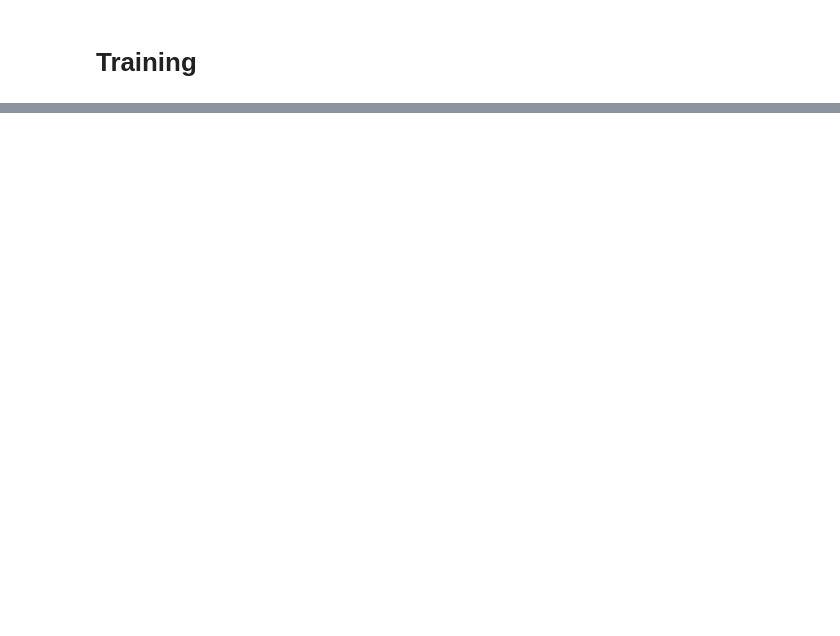
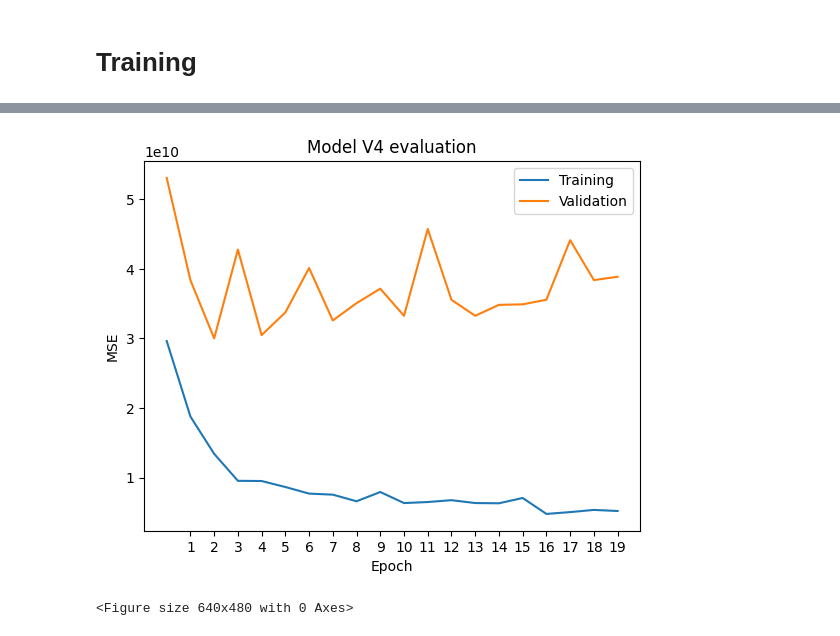
Before and after one commit to PetrosTepoyan/capstone, a Jupyter notebook: FINAL_NOTEBOOKS/DL_with_images.ipynb, the cells around one changed output, grey strips where cells are left out. Drawn from its saved outputs; the diff is of its cells as text; code cells hidden in the pictures; blank space fills up the shorter version.

Commit message:
trying many models

```diff
--- a/FINAL_NOTEBOOKS/DL_with_images.ipynb
+++ b/FINAL_NOTEBOOKS/DL_with_images.ipynb
@@ -16,15 +19,15 @@ from MachineLearning.ApartmentsDatasetPyTorch import ApartmentsDatasetPyTorch
 from tqdm import tqdm
 # %%
 params = {
-    "data_dir" : "../processed_data/data.csv",
-    "images_dir" : '../scraping_results/images',
+    "data_dir" : "../processed_data/data_tiny.csv",
+    "images_dir" : '../processed_data/images_tiny',
     "img_input_size" : 256,
-    "batch_size" : 256, # because we have a lot of columns
-    "shuffle" : True,
+    "batch_size" : 32, # because we have a lot of columns
+    "shuffle" : False,
 
     "inception_model_output_size" : 256,
     "tabular_ffnn_output_size" : 64,
     "learning_rate" : 1e-3,
-    "weight_decay" : 1e-5
+    "weight_decay" : 1e-4
 }
 # %%
@@ -126,4 +35,6 @@ class CustomCombinedModel(nn.Module):
 # %%
+gpu = torch.device("mps:0")
+
 transform = transforms.Compose([
     transforms.Resize((params["img_input_size"], params["img_input_size"])),
     transforms.ToTensor(),
@@ -131,13 +42,15 @@ transform = transforms.Compose([
 ])
 
 dataset = ApartmentsDatasetPyTorch(
+    device = gpu,
     data_dir = params["data_dir"],
     images_dir = params["images_dir"],
     transform = transform
 )
-
-model = CustomCombinedModel(dataset.tabular_data_size())
-
-gpu = torch.device("mps:0")
+print("Tabular Size", len(dataset.df))
+model = PricePredictionModel(
+    dataset.tabular_data_size(),
+    params
+)
 model = model.to(gpu)
 # %% [output]
@@ -254,0 +188,13 @@ Starting training...
+# %%
+plt.title("Model V4 evaluation")
+plt.plot(train_losses, label = 'Training')
+plt.plot(val_losses, label = 'Validation')
+plt.ylabel("MSE")
+plt.xlabel("Epoch")
+plt.xticks(range(1, 20))
+plt.legend()
+plt.show()
+plt.savefig('model_v4_epochs.png')
+# %% [output]
+[figure, added]
+<Figure size 640x480 with 0 Axes>
```
Also changed, not shown: parts of 7 cells of this notebook, 18 other files.
